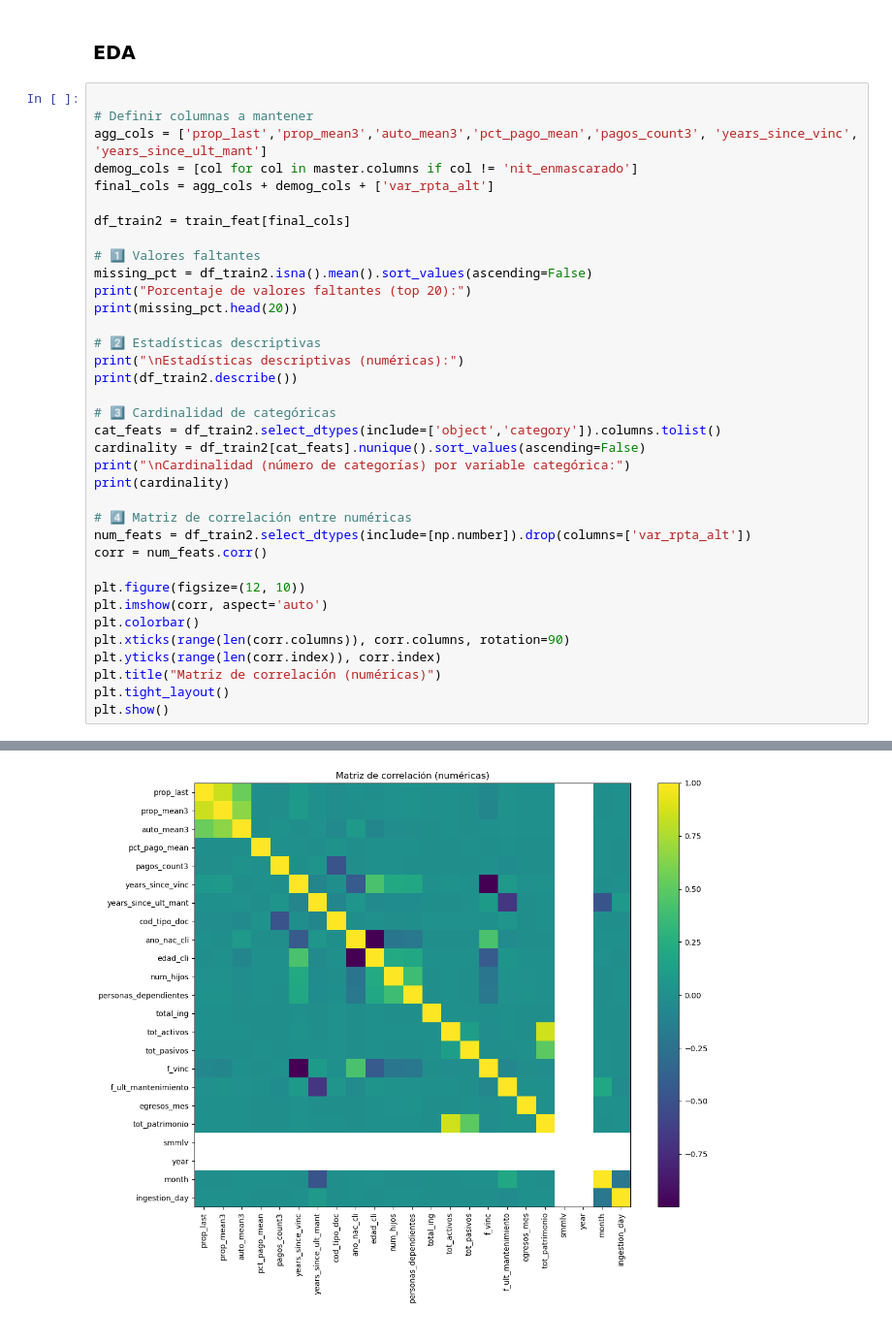
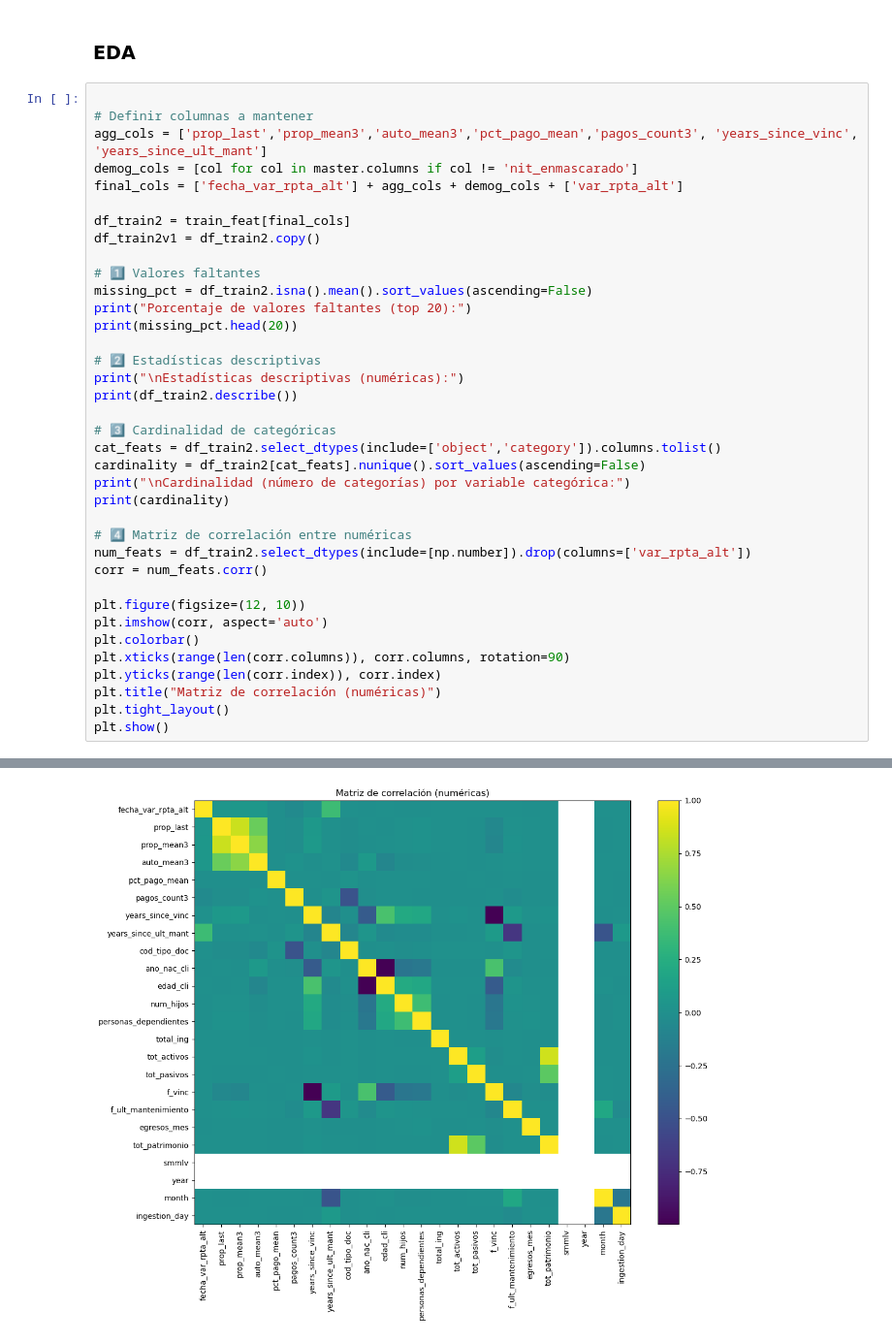
Before and after one commit to bavg22/testing, a Jupyter notebook: test.ipynb, the cells around one changed output, grey strips where cells are left out. Shown at 97% size. Drawn from its saved outputs; the diff is of its cells as text.

Commit message:
train/valid final df and base model

```diff
--- a/test.ipynb
+++ b/test.ipynb
@@ -237,9 +242,10 @@ print(train_feat[
 # Definir columnas a mantener
 agg_cols = ['prop_last','prop_mean3','auto_mean3','pct_pago_mean','pagos_count3', 'years_since_vinc', 'years_since_ult_mant']
 demog_cols = [col for col in master.columns if col != 'nit_enmascarado']
-final_cols = agg_cols + demog_cols + ['var_rpta_alt']
+final_cols = ['fecha_var_rpta_alt'] + agg_cols + demog_cols + ['var_rpta_alt']
 
 df_train2 = train_feat[final_cols]
+df_train2v1 = df_train2.copy()
 
 # 1️⃣ Valores faltantes
 missing_pct = df_train2.isna().mean().sort_values(ascending=False)
@@ -281,9 +287,9 @@ subsector                0.183917
 act_econom               0.181124
 ocup                     0.167752
 subsegm                  0.148203
 ... (82 lines left out)
 tipo_cli                 2
 declarante               2
 cli_actualizado          2
 dtype: int64
-[figure, old version]
+[figure, new version]
```
Also changed, not shown: parts of 12 cells of this notebook.
